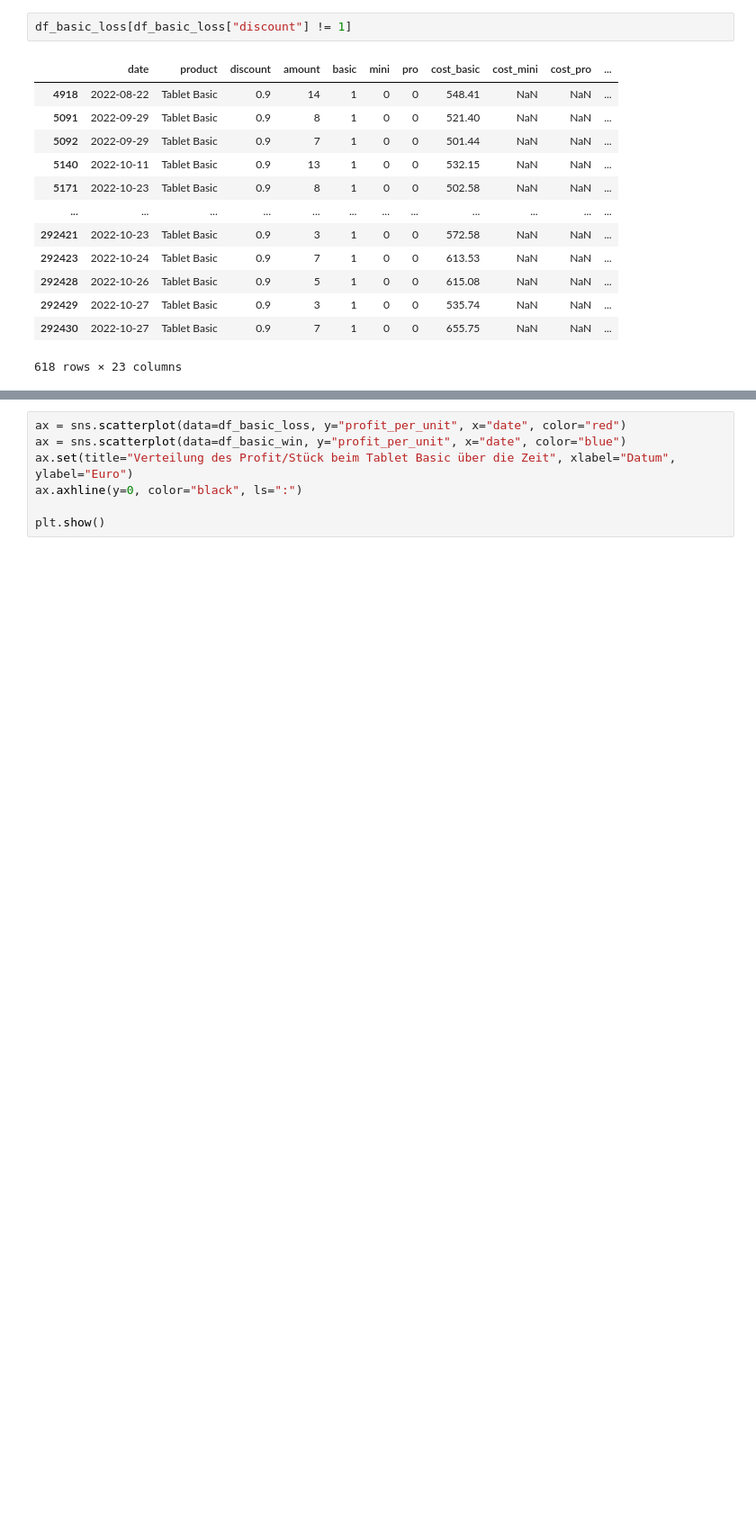
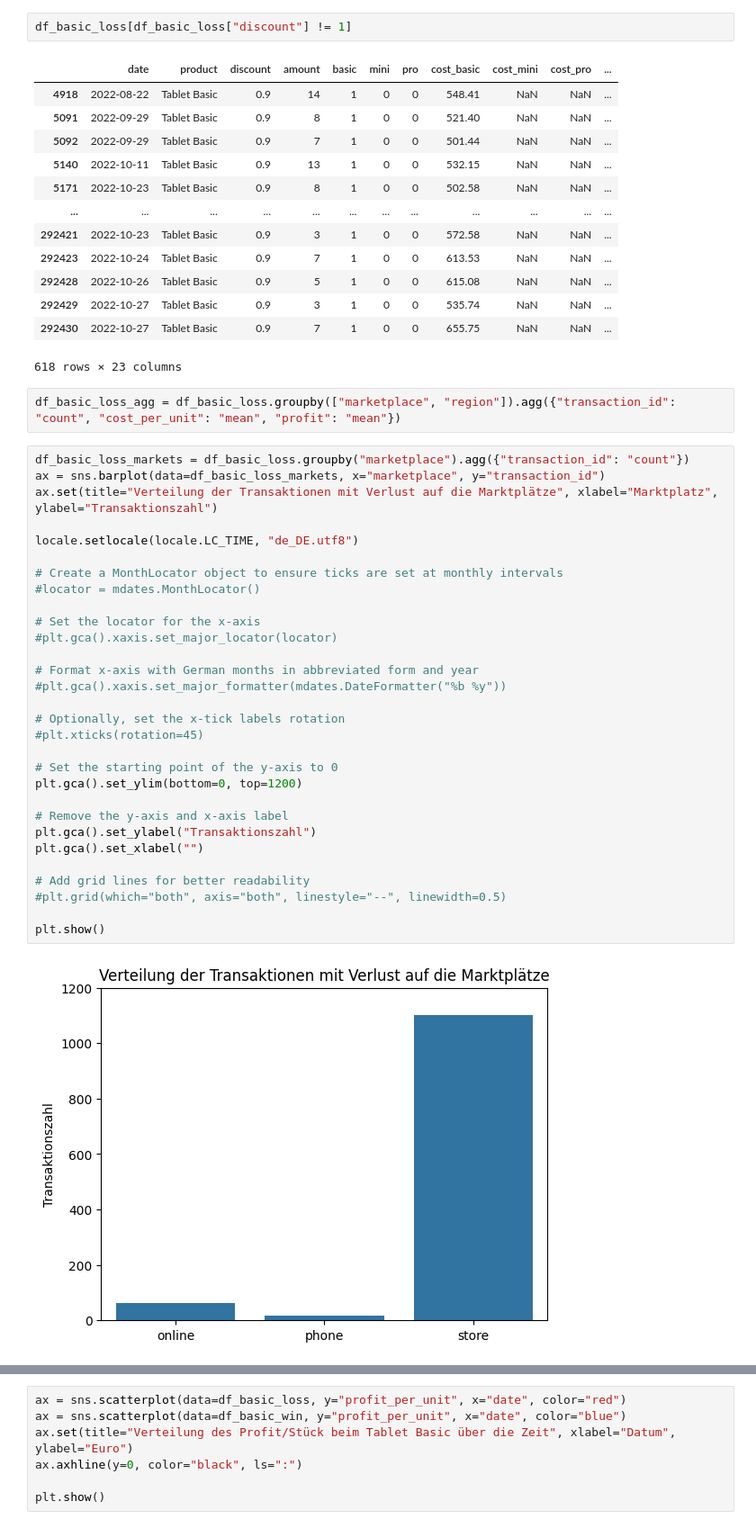
Before and after one commit to timstr97/business-analytics-case-study, a Jupyter notebook: sandbox/patrick/analyse_tabletbasic.ipynb, the cells around one changed output, grey strips where cells are left out. Shown at 90% size. Cells and saved outputs as stored; diff of their text form; blank space fills up the shorter version.

```diff
--- a/sandbox/patrick/analyse_tabletbasic.ipynb
+++ b/sandbox/patrick/analyse_tabletbasic.ipynb
@@ -484,4 +484,38 @@ df_basic_loss[df_basic_loss["discount"] != 1]
 | 292429 | 2022-10-27 | Tablet Basic | 0.9 | 3 | 1 | 0 | 0 | 535.74 | NaN | NaN | ... |
 | 292430 | 2022-10-27 | Tablet Basic | 0.9 | 7 | 1 | 0 | 0 | 655.75 | NaN | NaN | ... |
 618 rows × 23 columns
+# %%
+df_basic_loss_agg = df_basic_loss.groupby(["marketplace", "region"]).agg({"transaction_id": "count", "cost_per_unit": "mean", "profit": "mean"})
+# %%
+df_basic_loss_markets = df_basic_loss.groupby("marketplace").agg({"transaction_id": "count"})
+ax = sns.barplot(data=df_basic_loss_markets, x="marketplace", y="transaction_id")
+ax.set(title="Verteilung der Transaktionen mit Verlust auf die Marktplätze", xlabel="Marktplatz", ylabel="Transaktionszahl")
+
+locale.setlocale(locale.LC_TIME, "de_DE.utf8")
+
+# Create a MonthLocator object to ensure ticks are set at monthly intervals
+#locator = mdates.MonthLocator()
+
+# Set the locator for the x-axis
+#plt.gca().xaxis.set_major_locator(locator)
+
+# Format x-axis with German months in abbreviated form and year
+#plt.gca().xaxis.set_major_formatter(mdates.DateFormatter("%b %y"))
+
+# Optionally, set the x-tick labels rotation
+#plt.xticks(rotation=45)
+
+# Set the starting point of the y-axis to 0
+plt.gca().set_ylim(bottom=0, top=1200)
+
+# Remove the y-axis and x-axis label
+plt.gca().set_ylabel("Transaktionszahl")
+plt.gca().set_xlabel("")
+
+# Add grid lines for better readability
+#plt.grid(which="both", axis="both", linestyle="--", linewidth=0.5)
+
+plt.show()
+# %% [output]
+[figure, added]
 # %%
```
Also changed, not shown: parts of 18 cells of this notebook.
